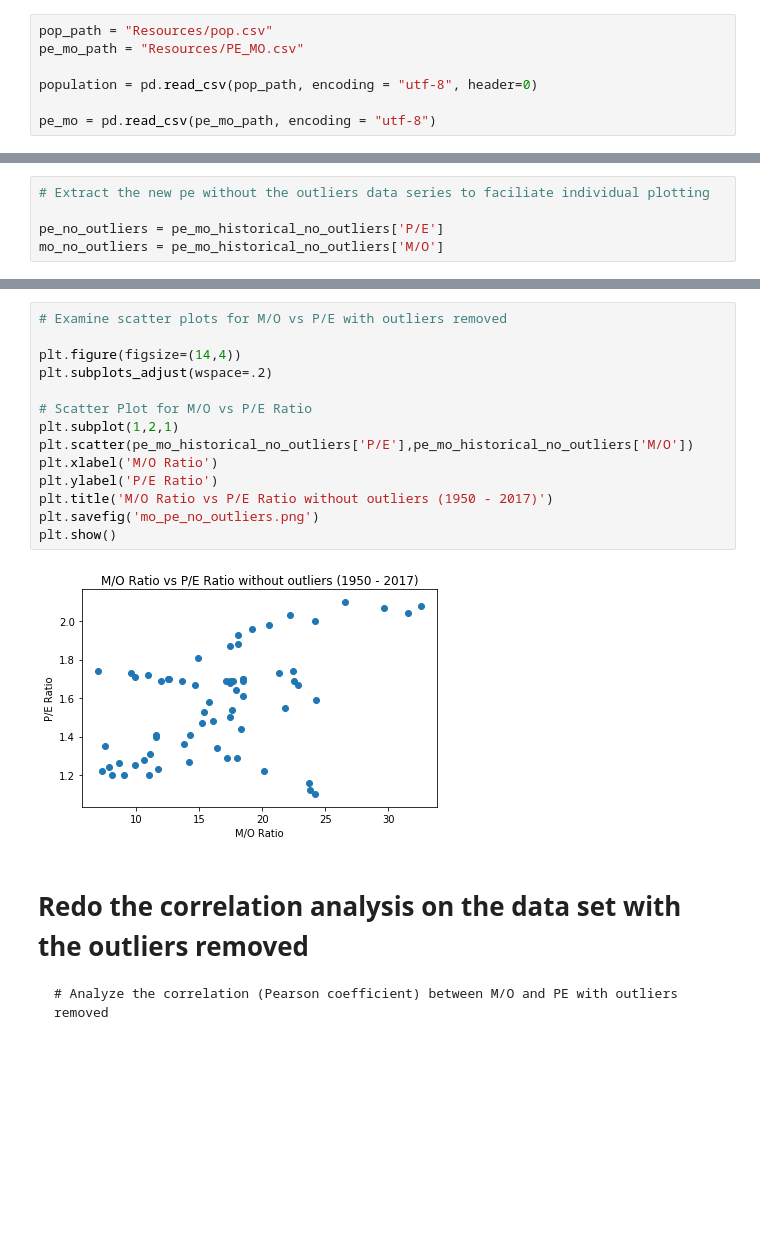
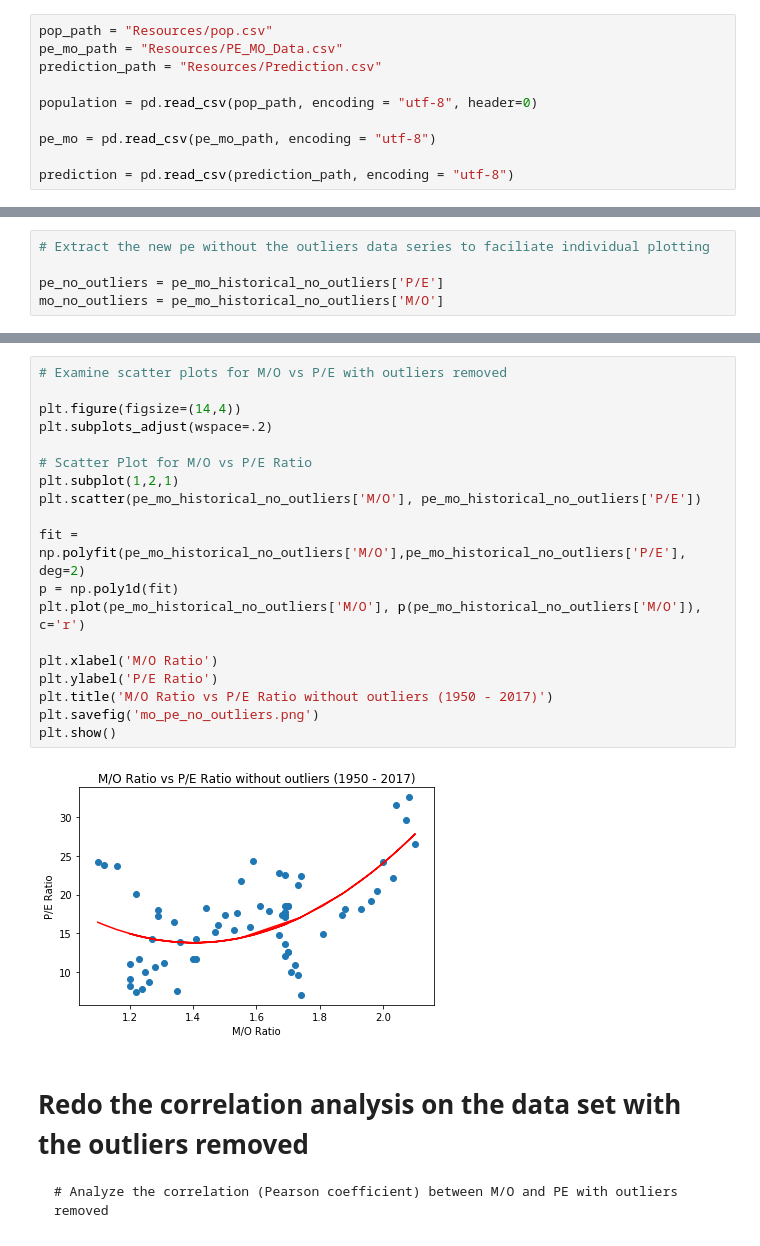
Before and after one commit to hgfowler08/project1, a Jupyter notebook: Aging and Stock Market Prices-Copy1.ipynb, the cells around one changed output, grey strips where cells are left out. Saved outputs shown, nothing was run; the diff lists cells and outputs as text; blank space fills up the shorter version.

```diff
--- a/Aging and Stock Market Prices-Copy1.ipynb
+++ b/Aging and Stock Market Prices-Copy1.ipynb
@@ -16,11 +18,14 @@ import warnings
 warnings.filterwarnings('ignore')
 # %%
 pop_path = "Resources/pop.csv"
-pe_mo_path = "Resources/PE_MO.csv"
+pe_mo_path = "Resources/PE_MO_Data.csv"
+prediction_path = "Resources/Prediction.csv"
 
 population = pd.read_csv(pop_path, encoding = "utf-8", header=0)
 
 pe_mo = pd.read_csv(pe_mo_path, encoding = "utf-8")
+
+prediction = pd.read_csv(prediction_path, encoding = "utf-8")
 # %%
 population.head(12)
 # %% [output]
@@ -436,19 +435,24 @@ plt.show()
 # %%
 # Examine scatter plots for M/O vs P/E with outliers removed
 
 plt.figure(figsize=(14,4))
 plt.subplots_adjust(wspace=.2)
 
 # Scatter Plot for M/O vs P/E Ratio
 plt.subplot(1,2,1)
-plt.scatter(pe_mo_historical_no_outliers['P/E'],pe_mo_historical_no_outliers['M/O'])
+plt.scatter(pe_mo_historical_no_outliers['M/O'], pe_mo_historical_no_outliers['P/E'])
+
+fit = np.polyfit(pe_mo_historical_no_outliers['M/O'],pe_mo_historical_no_outliers['P/E'], deg=2)
+p = np.poly1d(fit)
+plt.plot(pe_mo_historical_no_outliers['M/O'], p(pe_mo_historical_no_outliers['M/O']), c='r')
+
 plt.xlabel('M/O Ratio')
 plt.ylabel('P/E Ratio')
 plt.title('M/O Ratio vs P/E Ratio without outliers (1950 - 2017)')
 plt.savefig('mo_pe_no_outliers.png')
 plt.show()
 # %% [output]
-[figure, old version]
+[figure, new version]
 # %% [markdown]
 # Redo the correlation analysis on the data set with the outliers removed
     # Analyze the correlation (Pearson coefficient) between M/O and PE with outliers removed
```
Also changed, not shown: parts of 52 cells of this notebook, 2 other files.
